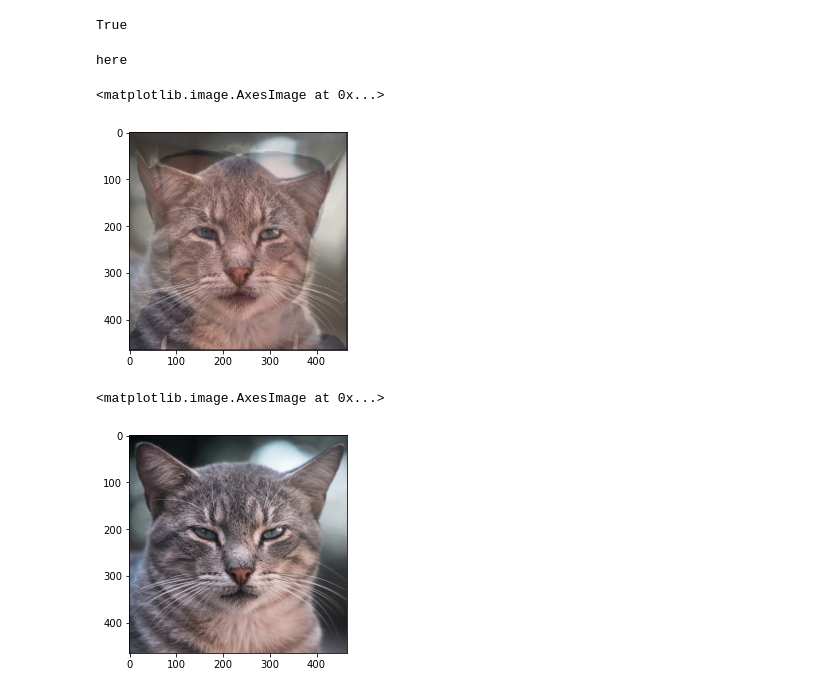
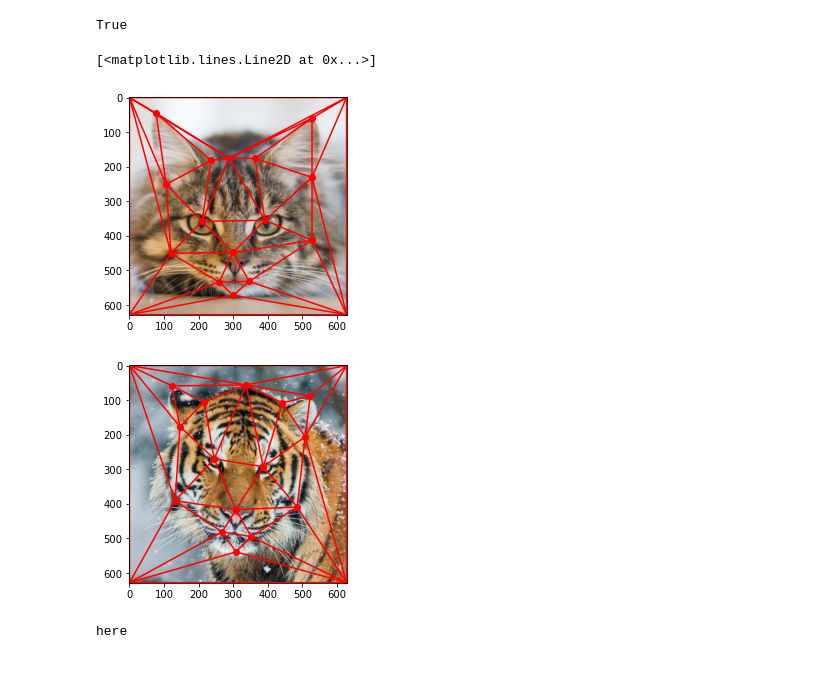
Before and after one commit to Augustine-C/final_project_image_morphing, a Jupyter notebook: triangulation.ipynb, the cells around one changed output. Drawn from its saved outputs; the diff is of its cells as text; code cells hidden in the pictures.

```diff
--- a/triangulation.ipynb
+++ b/triangulation.ipynb
@@ -70,3 +59,0 @@ points, triang = specify_points(img)
-# %%
-%matplotlib notebook
-points_2, triang2 = specify_points(img2)
@@ -76,4 +60,14 @@ points_2, triang2 = specify_points(img2)
-# %%
-len(points)==len(points_2)
-# %% [output]
-True
+# %%
+if specify_new_points:
+    %matplotlib notebook
+    points = specify_points(img)
+    print("Specify")
+else:
+    points = pickle.load(open('points.pkl', 'rb'))
+# %%
+if specify_new_points:
+    %matplotlib notebook
+    points_2 = specify_points(img2)
+    print("Specify")
+else:
+    points_2 = pickle.load(open('points_2.pkl', 'rb'))
@@ -80,3 +78,26 @@ True
+# %%
+points = np.array(points)
+points_2 = np.array(points_2)
+len(points)==len(points_2)
+# %% [output]
+True
+# %%
+%matplotlib inline
+test = tri.Triangulation(points_2[:,0], points_2[:,1]).get_masked_triangles()
+fig = plt.figure()
+plt.imshow(img[:,:,[2,1,0]])
+# triang = tri.Triangulation(points[:,0], points[:,1])
+plt.triplot(points[:,0], points[:,1], test, c='r')
+plt.plot(points[:,0], points[:,1], 'ro')
+fig = plt.figure()
+plt.imshow(img2[:,:,[2,1,0]])
+# triang = tri.Triangulation(points[:,0], points[:,1])
+plt.triplot(points_2[:,0], points_2[:,1], test, c='r')
+plt.plot(points_2[:,0], points_2[:,1], 'ro')
+# %% [output]
+[<matplotlib.lines.Line2D at 0x...>]
+[figure, added]
+[figure, added]
 # %%
 if __name__ == '__main__':
     import utils
@@ -103,13 +123,3 @@ if __name__ == '__main__':
     print("here")
 # %% [output]
 here
-# %%
-plt.imshow(result)
-# %% [output]
-<matplotlib.image.AxesImage at 0x...>
-[figure, removed]
-# %%
-plt.imshow(img)
-# %% [output]
-<matplotlib.image.AxesImage at 0x...>
-[figure, removed]
```
Also changed, not shown: parts of 8 cells of this notebook, 7 other files.
